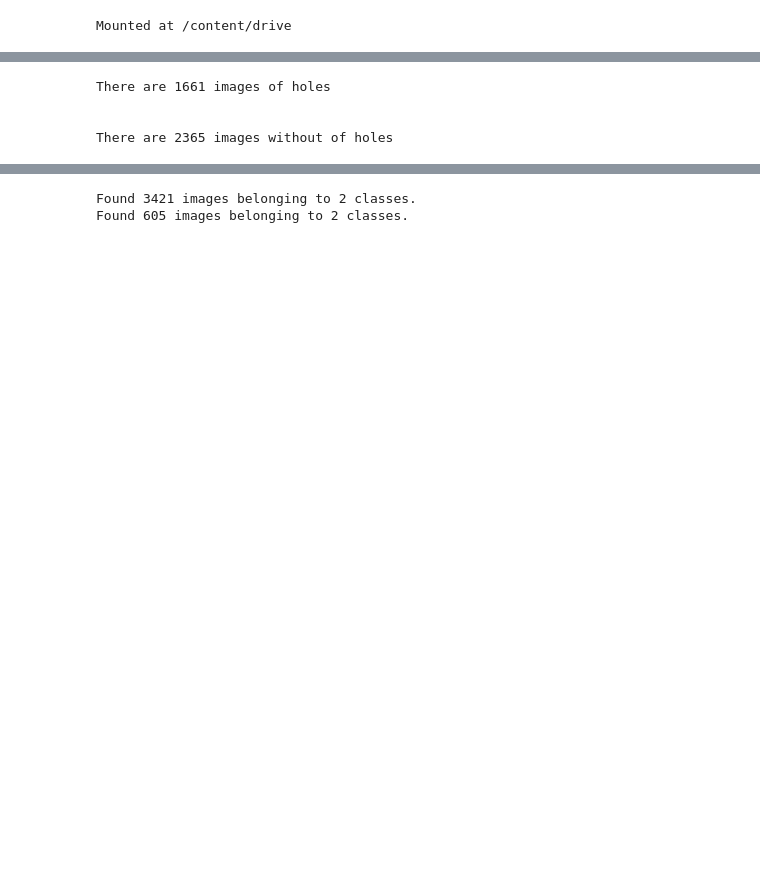
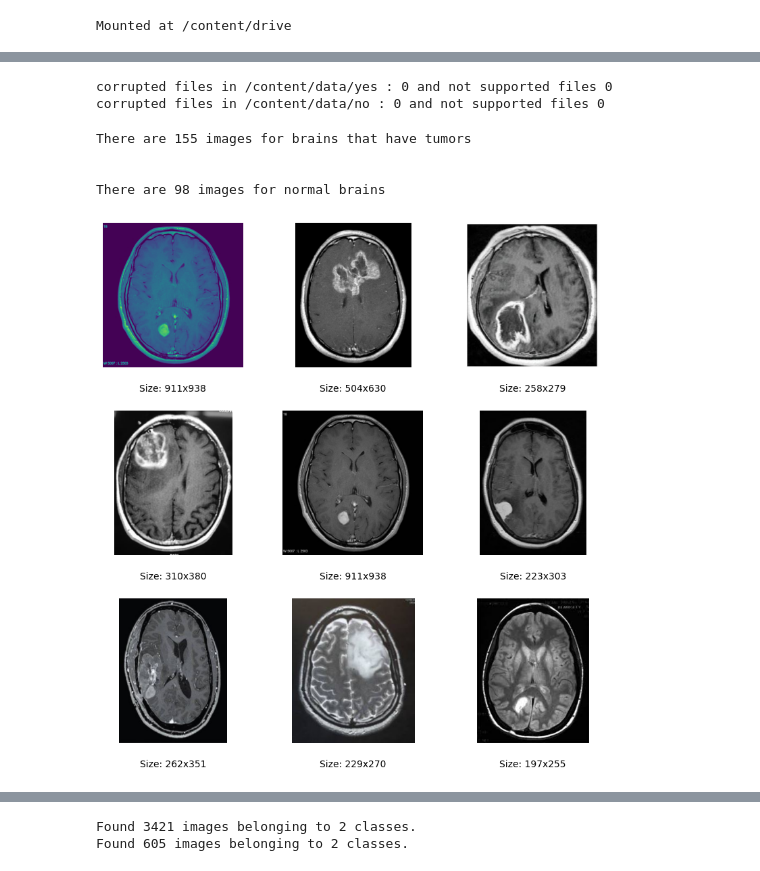
Before and after one commit to waassiim/CNN-with-TensorFlow, a Jupyter notebook: CNN_with_tensorflow.ipynb, the cells around one changed output, grey strips where cells are left out. Cells and saved outputs as stored; diff of their text form; code cells hidden in the pictures; blank space fills up the shorter version.

```diff
--- a/CNN_with_tensorflow.ipynb
+++ b/CNN_with_tensorflow.ipynb
@@ -74,16 +51,16 @@ try:
 except FileExistsError:
   print("You should not be seeing this since the upper directory is removed beforehand")
 # %%
-have_holes_dr="/content/data/have_holes"
-doesnt_have_holes_dr="/content/data/doesnt_have_holes"
-if os.path.exists(have_holes_dr):
-  shutil.rmtree(have_holes_dr)
+yes_dr="/content/data/yes"
+no_dr="/content/data/no"
+if os.path.exists(yes_dr):
+  shutil.rmtree(yes_dr)
 else:
-  os.mkdir(have_holes_dr)
-if os.path.exists(doesnt_have_holes_dr):
-  shutil.rmtree(doesnt_have_holes_dr)
+  os.mkdir(yes_dr)
+if os.path.exists(no_dr):
+  shutil.rmtree(no_dr)
 else:
-  os.mkdir(doesnt_have_holes_dr)
+  os.mkdir(no_dr)
 # %%
 # Test your create_train_test_dirs function
 
@@ -143,8 +104,58 @@ ktbwKIdUOjwbFOd
+# %%
+
+source_yes="/content/drive/MyDrive/brain_tumor/yes"
+source_no="/content/drive/MyDrive/brain_tumor/no"
+# HINT:
+# Use os.listdir to get the names of the files in the directory
+# Use os.path.join to append the file names to the directory path
+# Use shutil.copyfile to copy the files to the destination directory
+def copy_files(source,destination):
+  files = os.listdir(source)
+  for f in files:
+    shutil.copyfile(os.path.join(source, f), os.path.join(root_dir, destination, f))
+copy_files(source_yes,yes_dr)
+corrupted_images,not_supported_files=count_delete_corrupted_images(yes_dr)
+print(f"corrupted files in {yes_dr} : {corrupted_images} and not supported files {not_supported_files}")
+copy_files(source_no,no_dr)
+corrupted_images,not_supported_files=count_delete_corrupted_images(no_dr)
+print(f"corrupted files in {no_dr} : {corrupted_images} and not supported files {not_supported_files}")
+# %% [output]
+corrupted files in /content/data/yes : 0 and not supported files 0
+corrupted files in /content/data/no : 0 and not supported files 0
 # %%
-print(f"\n\nThere are {len(os.listdir(have_holes_dr))} images of holes")
-print(f"\n\nThere are {len(os.listdir(doesnt_have_holes_dr))} images without of holes")
+print(f"\n\nThere are {len(os.listdir(yes_dr))} images for brains that have tumors")
+print(f"\n\nThere are {len(os.listdir(no_dr))} images for normal brains")
 # %% [output]
-There are 1661 images of holes
+There are 155 images for brains that have tumors
 
 
-There are 2365 images without of holes
+There are 98 images for normal brains
+# %%
+def show_images(source):
+    images = os.listdir(source)
+    # Shuffle the list of images
+    random.shuffle(images)
+    # Display only the first 9 images
+    images = images[:9]
+
+    fig, axes = plt.subplots(3, 3, figsize=(10, 10))
+
+    for i, ax in enumerate(axes.flat):
+        if i < len(images):
+            p = os.path.join(source, images[i])
+            image = Image.open(p)
+            ax.imshow(image)
+            ax.axis('off')
+            # Add the size of the image as text close to it
+            size_text = f"Size: {image.size[0]}x{image.size[1]}"
+            ax.text(0.5, -0.15, size_text, ha='center', va='center', transform=ax.transAxes, fontsize=10)
+        else:
+            # Hide the axes if there are fewer than 9 images
+            ax.axis('off')
+
+    plt.subplots_adjust(wspace=0.1, hspace=0.3)
+    plt.show()
+# %%
+show_images(yes_dr)
+# %% [output]
+[figure, added]
```
Also changed, not shown: parts of 21 cells of this notebook.
